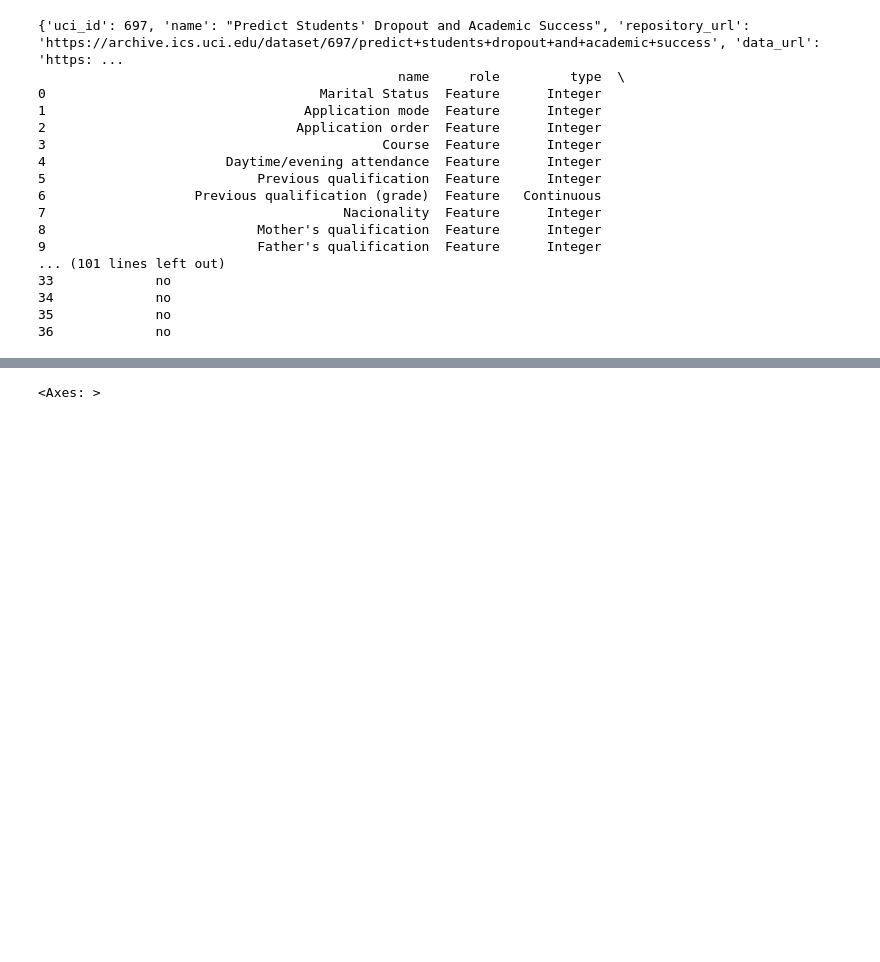
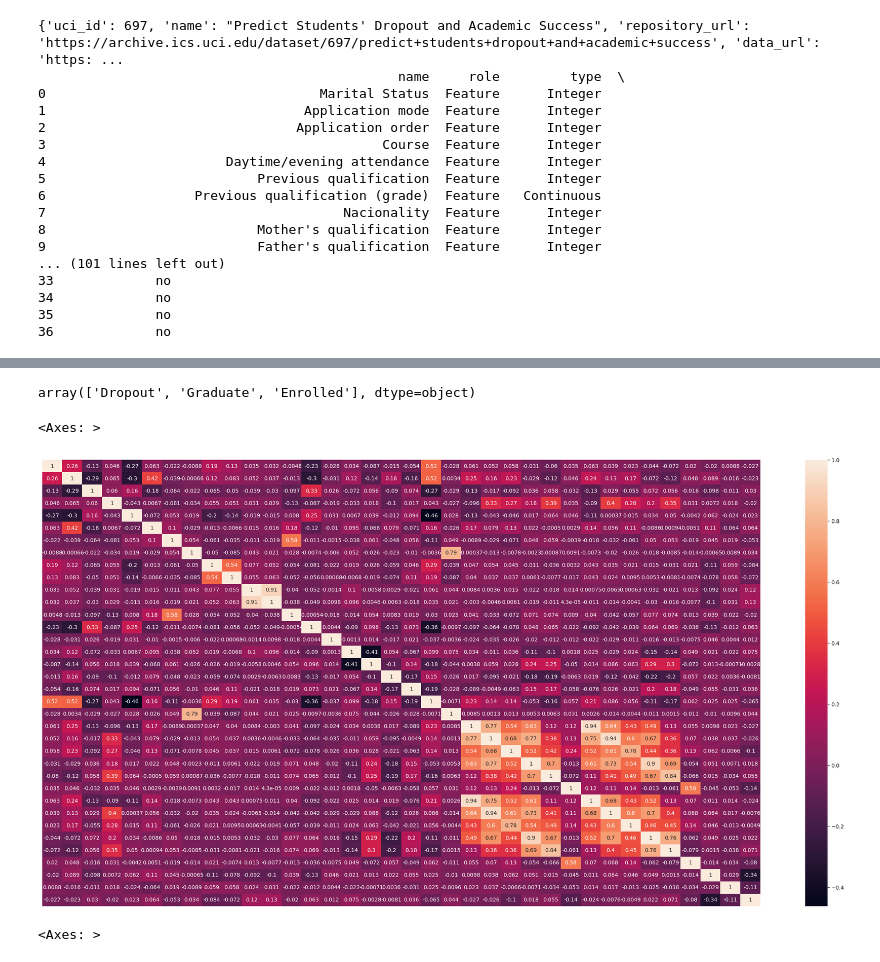
Before and after one commit to OscarMigue9/IA_2, a Jupyter notebook: Dataset.ipynb, the cells around one changed output, grey strips where cells are left out. Saved outputs shown, nothing was run; the diff lists cells and outputs as text; code cells hidden in the pictures; blank space fills up the shorter version.

```diff
--- a/Dataset.ipynb
+++ b/Dataset.ipynb
@@ -83,8 +89,20 @@ y
+# %%
+y['Target'].unique()
+# %% [output]
+array(['Dropout', 'Graduate', 'Enrolled'], dtype=object)
 # %%
 import numpy as np
 import pandas as pd
 import matplotlib.pyplot as plt
 import seaborn as sns
+# %%
+#mapa de correlacion
+corr_matrix = X.corr()
+plt.figure(figsize=(30, 15))
+sns.heatmap(corr_matrix, annot=True, xticklabels=False, yticklabels=False)
+# %% [output]
+<Axes: >
+[figure, added]
 # %%
 #mapa de correlacion
 corr_matrix = X.corr()
```
Also changed, not shown: parts of 9 cells of this notebook.
